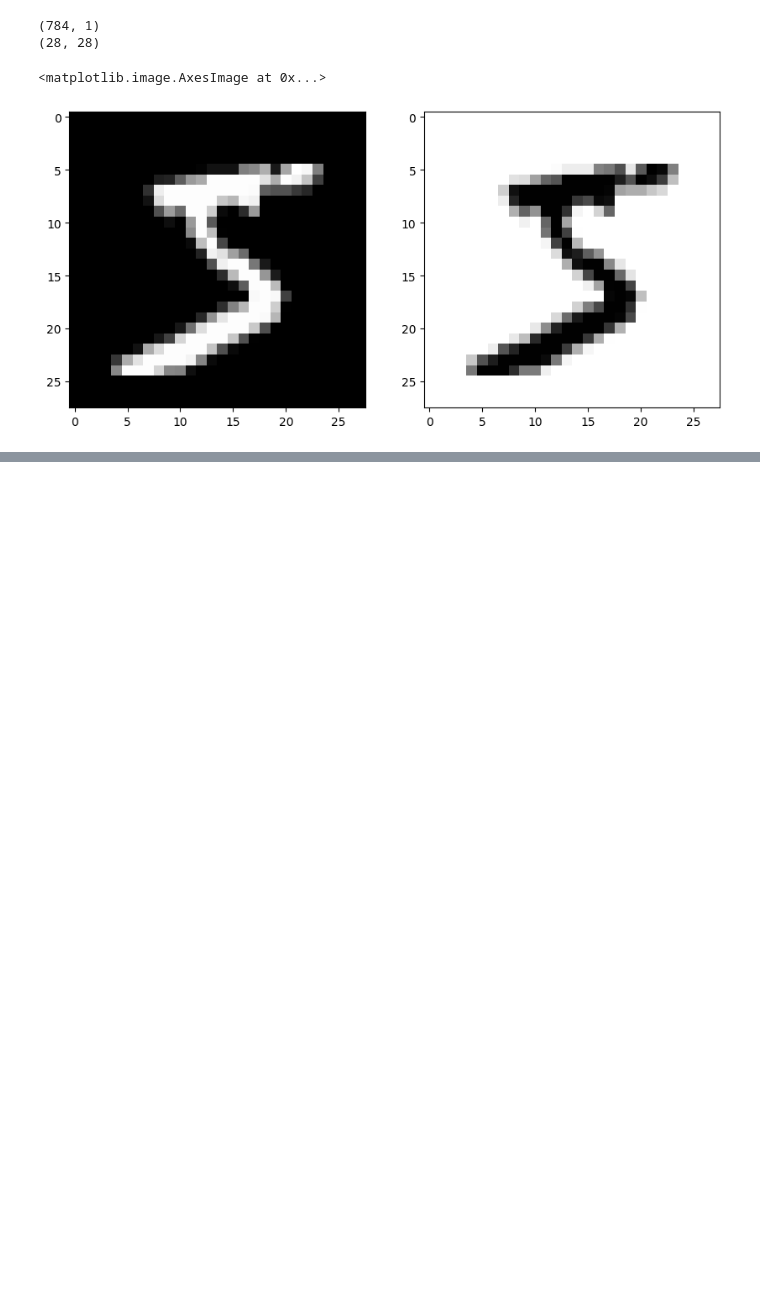
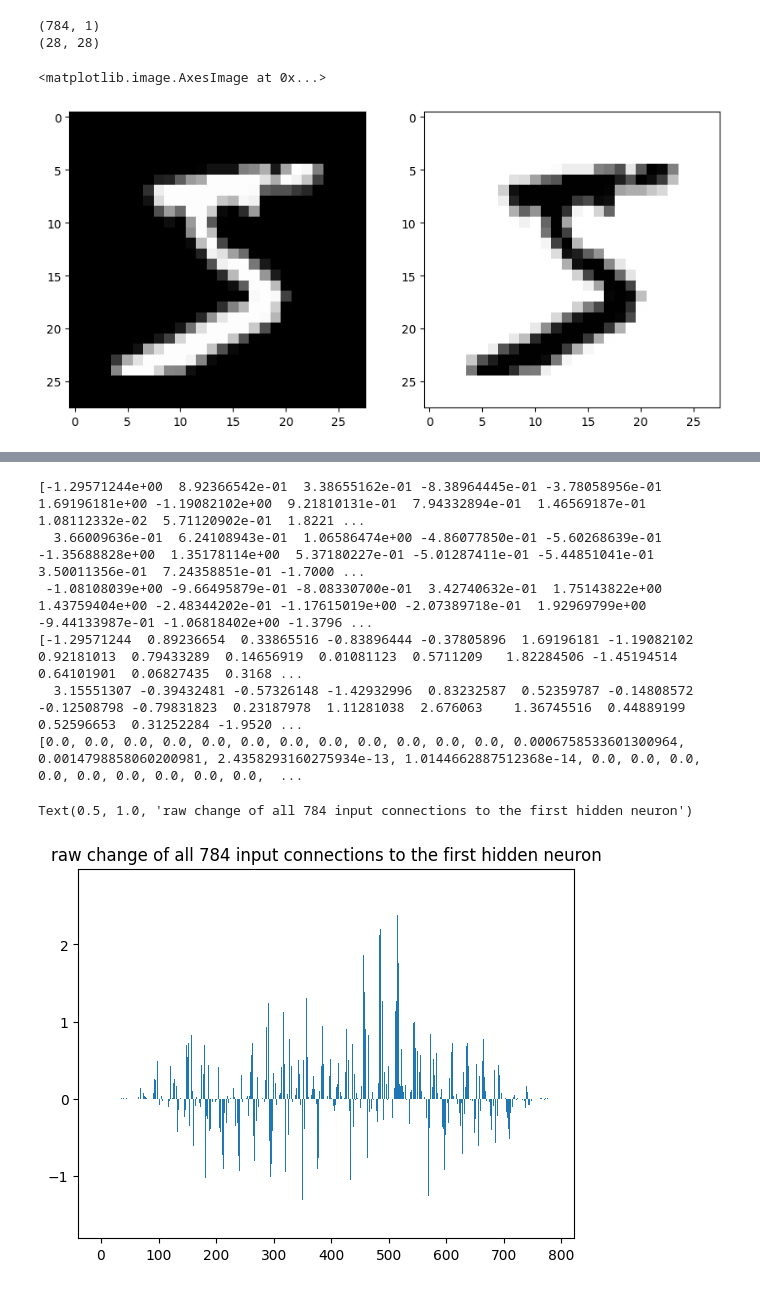
Before and after one commit to wjohnson7/WJcosc470s24, a Jupyter notebook: examplecode/matplotlib_nn_weights_and_biases.ipynb, the cells around one changed output, grey strips where cells are left out. Drawn from its saved outputs; the diff is of its cells as text; code cells hidden in the pictures; blank space fills up the shorter version.

```diff
--- a/examplecode/matplotlib_nn_weights_and_biases.ipynb
+++ b/examplecode/matplotlib_nn_weights_and_biases.ipynb
@@ -109,0 +169,21 @@ print(net.weights[1][0])
+# %%
+#actual change of all 784 inputs to the first hidden neuron
+# display the raw untrained weights vs the 5-epoch trained weights ONLY for the incoming connections to the first hidden neuron
+print(original_weights[0][0])
+print(net.weights[0][0])
+
+# calculate how much all the weights changed between the input layer and each hidden neuron
+avgdiffs = [np.average(net.weights[0][0][i]-original_weights[0][0][i]) for i in range(784)]
+print(avgdiffs)
+
+plt.bar(range(784), avgdiffs)
+plt.title("raw change of all 784 input connections to the first hidden neuron")
+# %% [output]
+[-1.29571244e+00  8.92366542e-01  3.38655162e-01 -8.38964445e-01 -3.78058956e-01  1.69196181e+00 -1.19082102e+00  9.21810131e-01  7.94332894e-01  1.46569187e-01  1.08112332e-02  5.71120902e-01  1.8221 ...
+  3.66009636e-01  6.24108943e-01  1.06586474e+00 -4.86077850e-01 -5.60268639e-01 -1.35688828e+00  1.35178114e+00  5.37180227e-01 -5.01287411e-01 -5.44851041e-01  3.50011356e-01  7.24358851e-01 -1.7000 ...
+ -1.08108039e+00 -9.66495879e-01 -8.08330700e-01  3.42740632e-01  1.75143822e+00  1.43759404e+00 -2.48344202e-01 -1.17615019e+00 -2.07389718e-01  1.92969799e+00 -9.44133987e-01 -1.06818402e+00 -1.3796 ...
+[-1.29571244  0.89236654  0.33865516 -0.83896444 -0.37805896  1.69196181 -1.19082102  0.92181013  0.79433289  0.14656919  0.01081123  0.5711209   1.82284506 -1.45194514  0.64101901  0.06827435  0.3168 ...
+  3.15551307 -0.39432481 -0.57326148 -1.42932996  0.83232587  0.52359787 -0.14808572 -0.12508798 -0.79831823  0.23187978  1.11281038  2.676063    1.36745516  0.44889199  0.52596653  0.31252284 -1.9520 ...
+[0.0, 0.0, 0.0, 0.0, 0.0, 0.0, 0.0, 0.0, 0.0, 0.0, 0.0, 0.0, 0.0006758533601300964, 0.0014798858060200981, 2.4358293160275934e-13, 1.0144662887512368e-14, 0.0, 0.0, 0.0, 0.0, 0.0, 0.0, 0.0, 0.0, 0.0,  ...
+Text(0.5, 1.0, 'raw change of all 784 input connections to the first hidden neuron')
+[figure, added]
```
Also changed, not shown: parts of 7 cells of this notebook.
